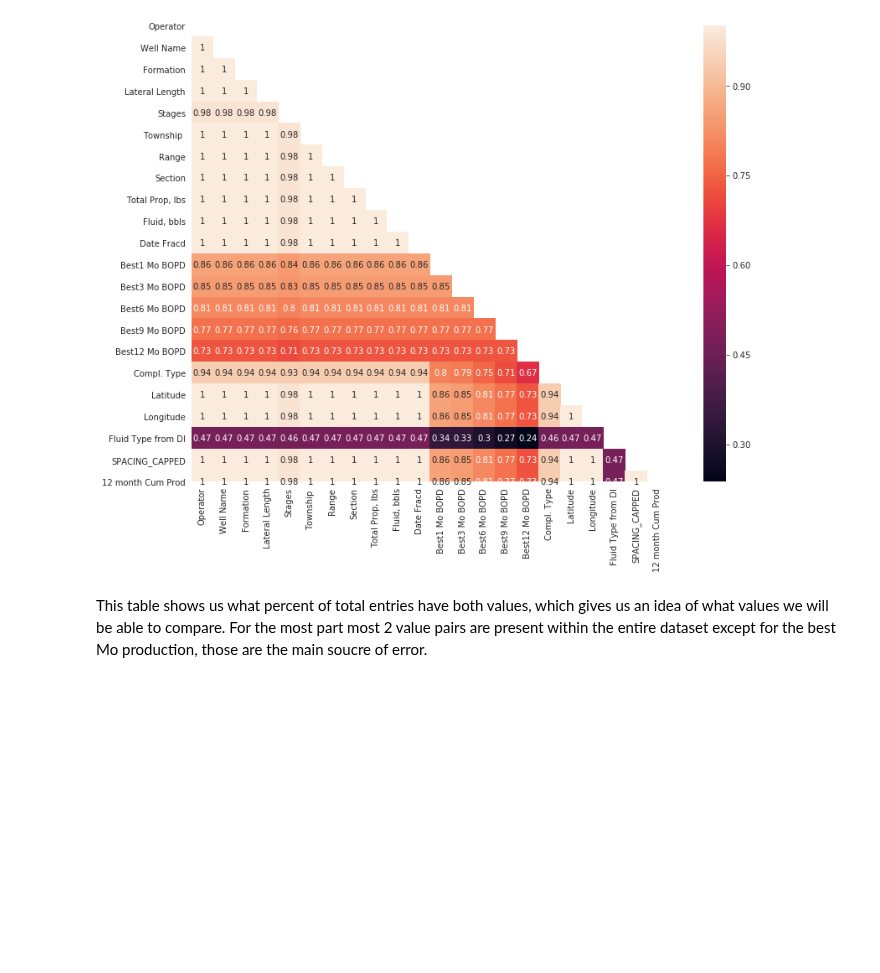
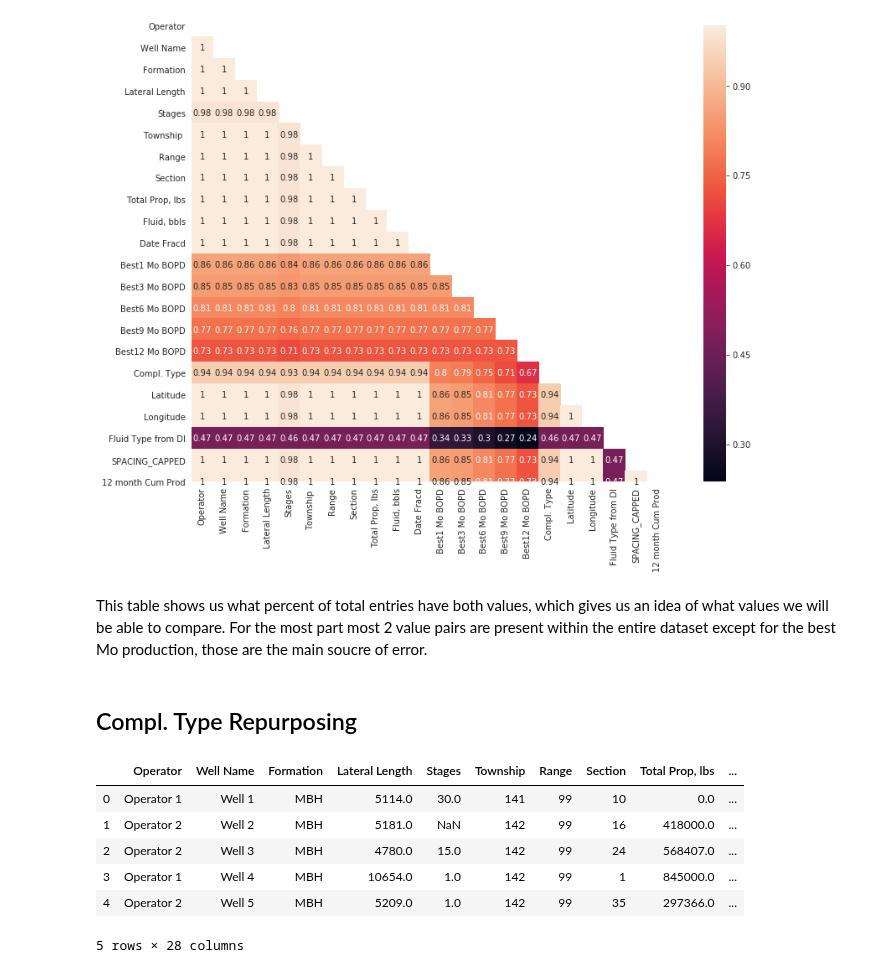
Before and after one commit to FRI-Energy-Analytics/2020_summer_fellows, a Jupyter notebook: Feature Selection - Novel Viz/DataCleanup.ipynb, the cells around one changed output. Saved outputs shown, nothing was run; the diff lists cells and outputs as text; code cells hidden in the pictures; blank space fills up the shorter version.

```diff
--- a/Feature Selection - Novel Viz/DataCleanup.ipynb
+++ b/Feature Selection - Novel Viz/DataCleanup.ipynb
@@ -10,8 +12,8 @@ originalDF = pd.read_excel('UT Completion and Sequencing.xlsx')
 # %% [markdown]
 ## Cleaning Data nan values
 # %%
-## "No Data" needs to be represented as NaN
-originalDF['Compl. Type'] = originalDF['Compl. Type'].replace("No Data", np.nan)
+## Compl. Type has a couple nan values
+originalDF['Compl. Type'] = originalDF['Compl. Type'].replace("No Data", np.nan).replace("unknown, probably hybrid", np.nan).replace("Not indicated",np.nan)
 # %%
 DatabaseDF = originalDF
 # %% [markdown]
@@ -67,3 +69,5 @@ with sns.axes_style("white"):
 [figure]
 # %% [markdown]
 This table shows us what percent of total entries have both values, which gives us an idea of what values we will be able to compare. For the most part most 2 value pairs are present within the entire dataset except for the best Mo production, those are the main soucre of error.
+# %% [markdown]
+## Compl. Type Repurposing
@@ -69,0 +147,20 @@ This table shows us what percent of total entries have both values, which gives
+# %%
+completionTypeData = []
+
+for index, row in DatabaseDF.iterrows():
+    parseResults = completionTypeParser(str(row['Compl. Type']), row['Stages'])
+    completionTypeData.append(parseResults);
+
+completionTypeDF = pd.DataFrame(completionTypeData, columns= ["Completion Type", "Sleeves", "P&P", "Frac Ports", "Repeater Ports", "CT"])
+
+DatabaseDF = DatabaseDF.join(completionTypeDF)
+# %%
+DatabaseDF.head()
+# %% [output]
+|  | Operator | Well Name | Formation | Lateral Length | Stages | Township | Range | Section | Total Prop, lbs | ... |
+| 0 | Operator 1 | Well 1 | MBH | 5114.0 | 30.0 | 141 | 99 | 10 | 0.0 | ... |
+| 1 | Operator 2 | Well 2 | MBH | 5181.0 | NaN | 142 | 99 | 16 | 418000.0 | ... |
+| 2 | Operator 2 | Well 3 | MBH | 4780.0 | 15.0 | 142 | 99 | 24 | 568407.0 | ... |
+| 3 | Operator 1 | Well 4 | MBH | 10654.0 | 1.0 | 142 | 99 | 1 | 845000.0 | ... |
+| 4 | Operator 2 | Well 5 | MBH | 5209.0 | 1.0 | 142 | 99 | 35 | 297366.0 | ... |
+5 rows × 28 columns
```
Also changed, not shown: parts of 2 cells of this notebook.
